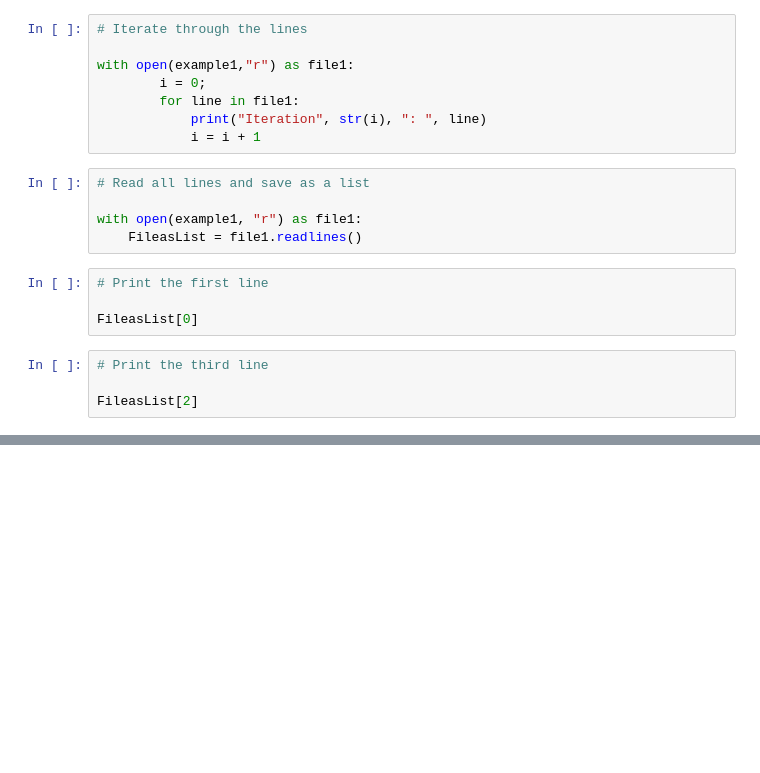
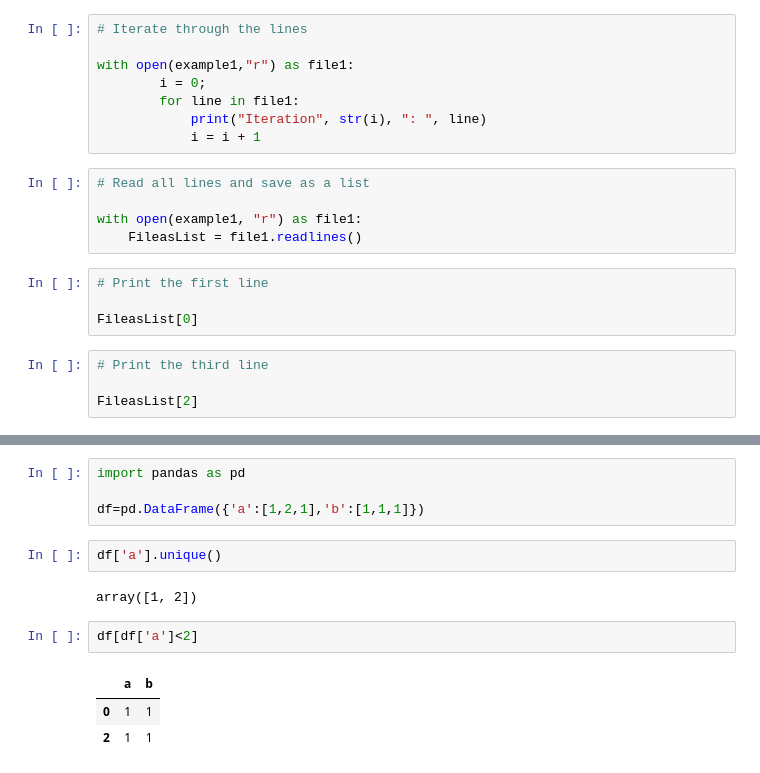
Before and after one commit to PosgradoMNA/actividades-de-aprendizaje-Gustavo-Villa, a Jupyter notebook: PythonForDataScience_GustavoVilla_Week02.ipynb, the cells around one changed output, grey strips where cells are left out. Cells and saved outputs as stored; diff of their text form; blank space fills up the shorter version.

```diff
--- a/PythonForDataScience_GustavoVilla_Week02.ipynb
+++ b/PythonForDataScience_GustavoVilla_Week02.ipynb
@@ -113,0 +311,14 @@ FileasList[2]
+# %%
+import pandas as pd
+
+df=pd.DataFrame({'a':[1,2,1],'b':[1,1,1]})
+# %%
+df['a'].unique()
+# %% [output]
+array([1, 2])
+# %%
+df[df['a']<2]
+# %% [output]
+|  | a | b |
+| 0 | 1 | 1 |
+| 2 | 1 | 1 |
```
Also changed, not shown: parts of 42 cells of this notebook.
